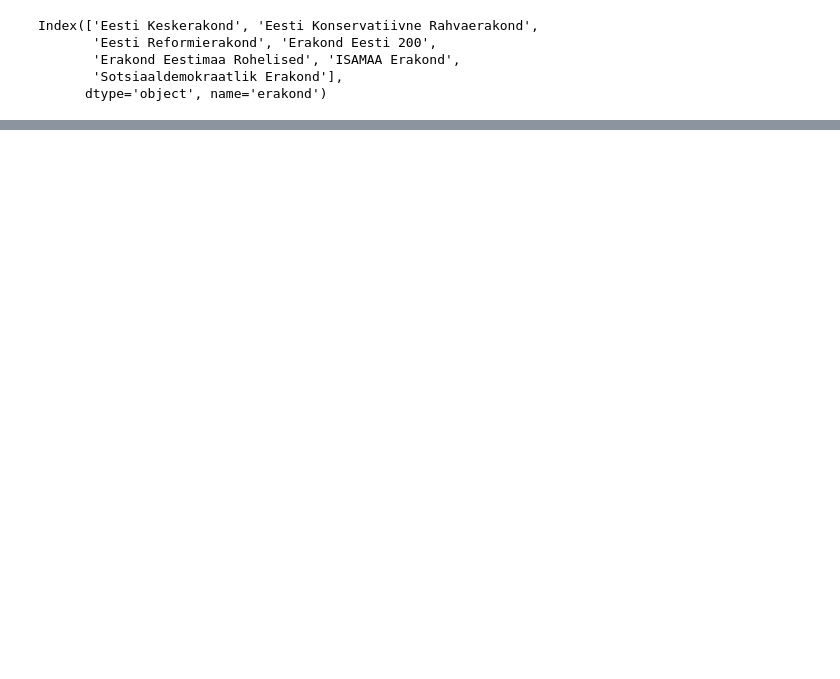
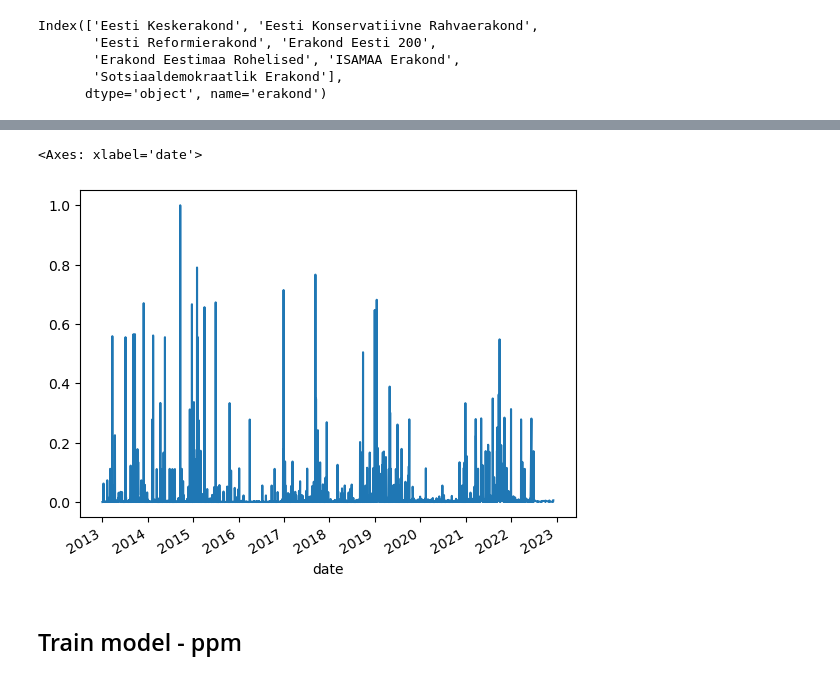
Before and after one commit to RRisto/learning, a Jupyter notebook: bayesian_analysis/BDA_aalto_2022/project/erakondade_rahastamine_seasons.ipynb, the cells around one changed output, grey strips where cells are left out. Cells and saved outputs as stored; diff of their text form; code cells hidden in the pictures; blank space fills up the shorter version.

```diff
--- a/bayesian_analysis/BDA_aalto_2022/project/erakondade_rahastamine_seasons.ipynb
+++ b/bayesian_analysis/BDA_aalto_2022/project/erakondade_rahastamine_seasons.ipynb
@@ -119,0 +242,17 @@ sns.relplot(
+# %%
+t_start = df_erakond_active_m['date'].min()
+t_scale = df_erakond_active_m['date'].max() - t_start
+df_erakond_active_m['t'] = (df_erakond_active_m['date'] - t_start) / t_scale
+# %%
+erakonnad=['Eesti Keskerakond', 'Eesti Konservatiivne Rahvaerakond',
+       'Eesti Reformierakond', 'Erakond Eesti 200',
+       'Erakond Eestimaa Rohelised', 'ISAMAA Erakond',
+       'Sotsiaaldemokraatlik Erakond']
+erakonnad_short={'Eesti Konservatiivne Rahvaerakond':'ekre',
+                'Eesti Reformierakond':'ref',
+                'Eesti Keskerakond':'kesk',
+                'Erakond Eesti 200':'e200',
+                'ISAMAA Erakond':'isamaa',
+                'Sotsiaaldemokraatlik Erakond':'sde',
+                 'Erakond Eestimaa Rohelised':'roh'}
+df_erakond_active_m.columns=[c if c not in erakonnad_short else erakonnad_short[c] for c in df_erakond_active_m.columns]
@@ -119,0 +269,16 @@ sns.relplot(
+# %%
+def preprocess(df, y_col):
+    df['y']=df[y_col]
+    df=df.set_index(df['date'])
+    df['date'] = pd.to_datetime(df['date'])
+    df['weekday'] = df['date'].dt.weekday + 1
+    df['monthday'] = df['date'].dt.day
+    df['week'] = df['date'].dt.week+1
+    df['month'] = df['date'].dt.month
+    df['year'] = (df['date'].dt.year-df['date'].dt.year.min())+1
+    t_start = df['date'].min()
+    t_scale = df['date'].max() - t_start
+    df['t'] = (df['date'] - t_start) / t_scale
+    df['y_scale'] = df['y'].abs().max()
+    df['y'] = df['y'] / df['y_scale']
+    return df
@@ -119,0 +307,4 @@ sns.relplot(
+# %%
+erakond='ref'
+df_ref=preprocess(df_erakond_active_m[[erakond, 'date']], erakond)
+df_ref.head()
@@ -119,0 +324,5 @@ sns.relplot(
+# %%
+df_ref.y.plot()
+# %% [output]
+<Axes: xlabel='date'>
+[figure, added]
@@ -119,0 +358,2 @@ sns.relplot(
+# %% [markdown]
+## Train model - ppm
```
Also changed, not shown: parts of 51 cells of this notebook, 5 other files.
